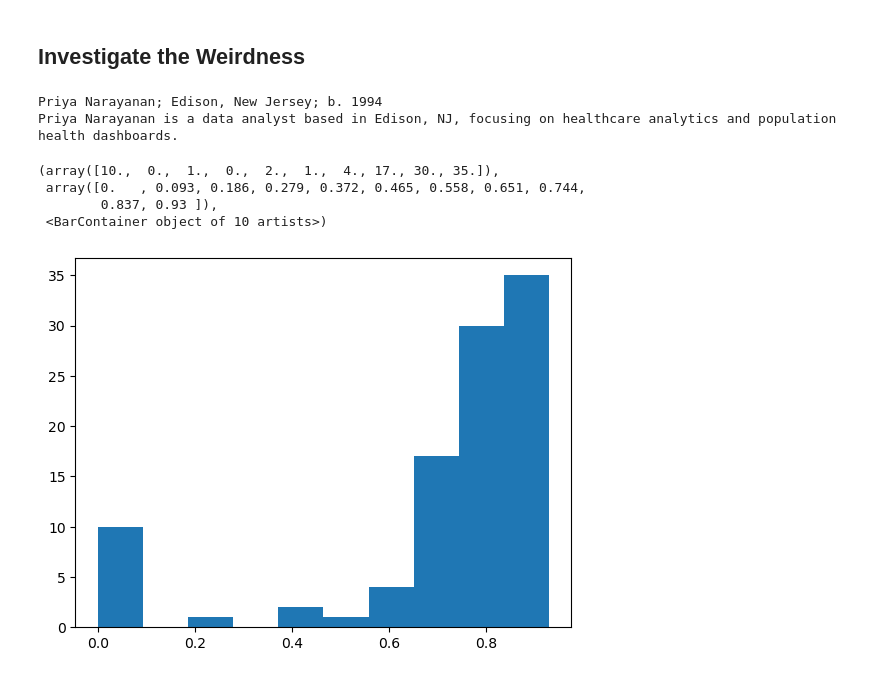
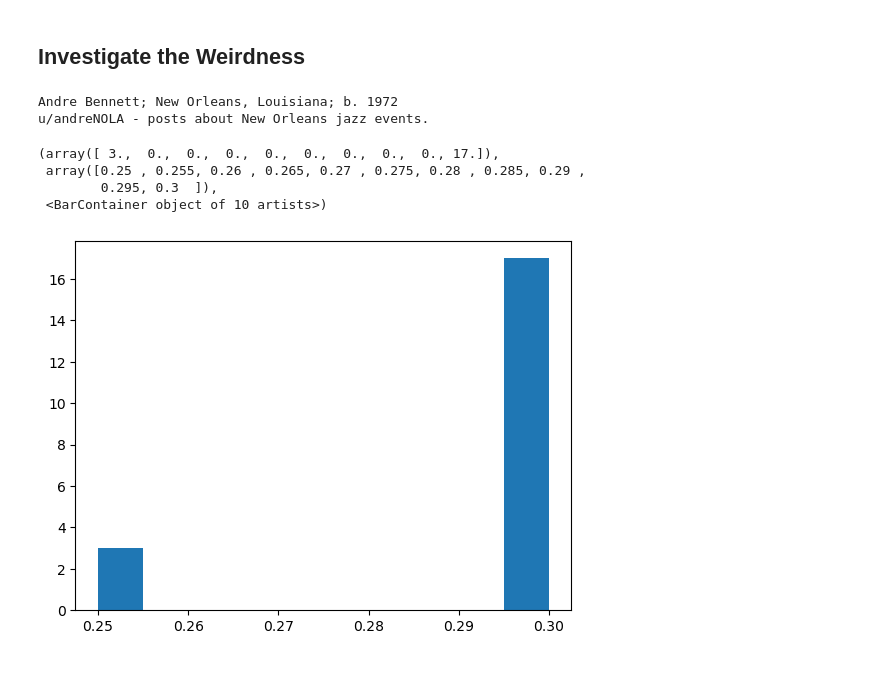
Before and after one commit to davidfreifeld/matchmaker, a Jupyter notebook: Matchmaker.ipynb, the cells around one changed output. Cells and saved outputs as stored; diff of their text form; code cells hidden in the pictures.

```diff
--- a/Matchmaker.ipynb
+++ b/Matchmaker.ipynb
@@ -243,10 +293,10 @@ _ = [ calc_and_print_bce_loss(samples_df, prompt_id_suffix) for prompt_id_suffix
 # find examples from large model that are really wrong and investigate
 
 # subset to y=True, find lowest prob
-example_row = samples_df[samples_df['Is Match']].sort_values('Match Prob LARGE').iloc[0]
+example_row = samples_df[samples_df['Is Match']].sort_values('Match Prob gpt-4.1').iloc[0]
 print(f"{example_row['First Name']} {example_row['Last Name']}; {example_row['City']}, {example_row['State']}; b. {example_row['Birth Year']}")
 print(example_row['Text Snippet'])
 # %% [output]
-Priya Narayanan; Edison, New Jersey; b. 1994
-Priya Narayanan is a data analyst based in Edison, NJ, focusing on healthcare analytics and population health dashboards.
+Andre Bennett; New Orleans, Louisiana; b. 1972
+u/andreNOLA - posts about New Orleans jazz events.
 # %%
@@ -259,4 +310,4 @@ for i in range(100):
 # %%
-example_df = pd.DataFrame(match_prob_list, columns=['Match Prob', 'Reason'])
-example_df
+# example_df = pd.DataFrame(match_prob_list, columns=['Match Prob', 'Reason'])
+# example_df
 # %%
@@ -265,8 +316,8 @@ print(f"Mean: {match_prob_array.mean()}; Std Dev: {match_prob_array.std()}")
 # %%
-plt.hist(match_prob_array)
+plt.hist(example_df['Match Prob'])
 # %% [output]
-(array([10.,  0.,  1.,  0.,  2.,  1.,  4., 17., 30., 35.]),
- array([0.   , 0.093, 0.186, 0.279, 0.372, 0.465, 0.558, 0.651, 0.744,
-        0.837, 0.93 ]),
+(array([ 3.,  0.,  0.,  0.,  0.,  0.,  0.,  0.,  0., 17.]),
+ array([0.25 , 0.255, 0.26 , 0.265, 0.27 , 0.275, 0.28 , 0.285, 0.29 ,
+        0.295, 0.3  ]),
  <BarContainer object of 10 artists>)
-[figure, old version]
+[figure, new version]
```
Also changed, not shown: parts of 33 cells of this notebook.
